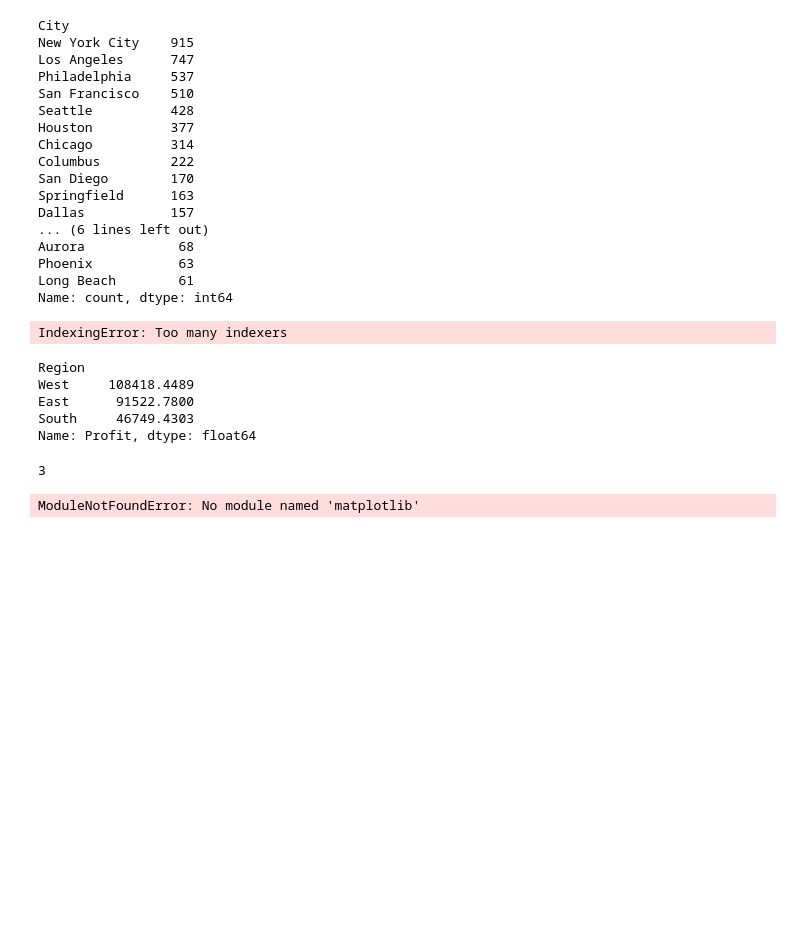
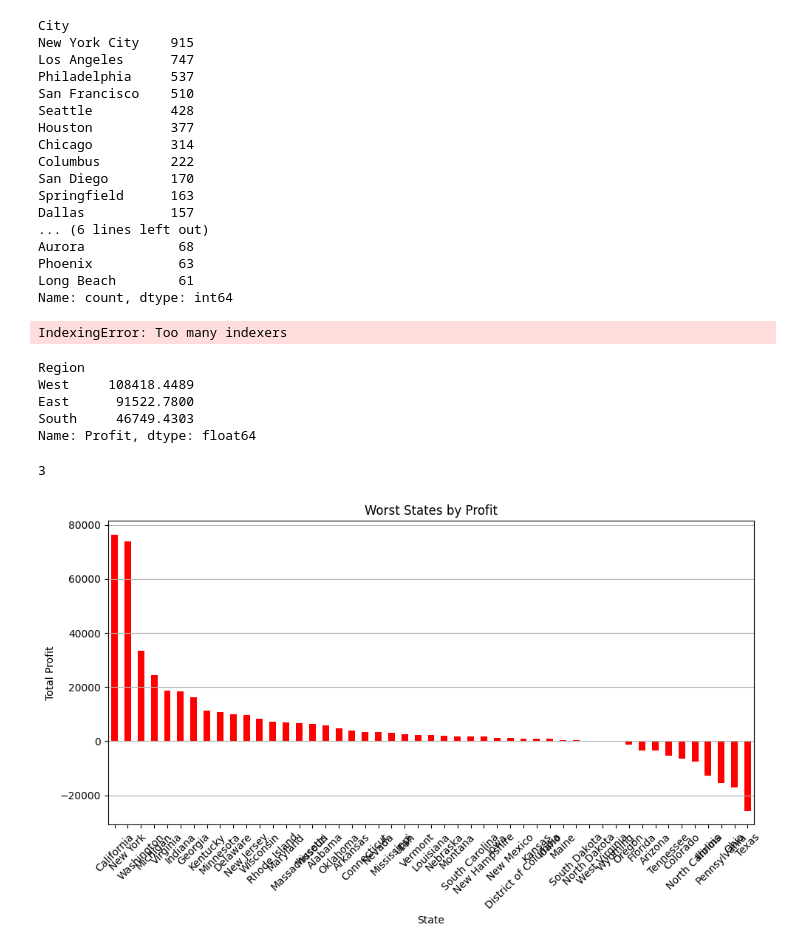
Before and after one commit to tyleer1000/Data-Analysis-With-Python, a Jupyter notebook: SuperstorePractice.ipynb, the cells around one changed output. Saved outputs shown, nothing was run; the diff lists cells and outputs as text; code cells hidden in the pictures; blank space fills up the shorter version.

```diff
--- a/SuperstorePractice.ipynb
+++ b/SuperstorePractice.ipynb
@@ -176,17 +176,18 @@ data['Category'].nunique()
 # %%
 import matplotlib.pyplot as plt
 
 data_worst_state = data.groupby('State')['Profit'].sum()
-data_worst_state.sort_values()
+
+data_worst_state = data_worst_state.sort_values(ascending=False)
 
 plt.figure(figsize=(10, 6))
 data_worst_state.plot(kind='bar', color='red')
 plt.title('Worst States by Profit')
 plt.xlabel('State')
 plt.ylabel('Total Profit')
 plt.xticks(rotation=45)  # Rotate x-axis labels for better readability
 plt.grid(axis='y')  # Add gridlines for better visualization
 plt.tight_layout()
 plt.show()
 # %% [output]
-ModuleNotFoundError: No module named 'matplotlib'
+[figure, added]
```
